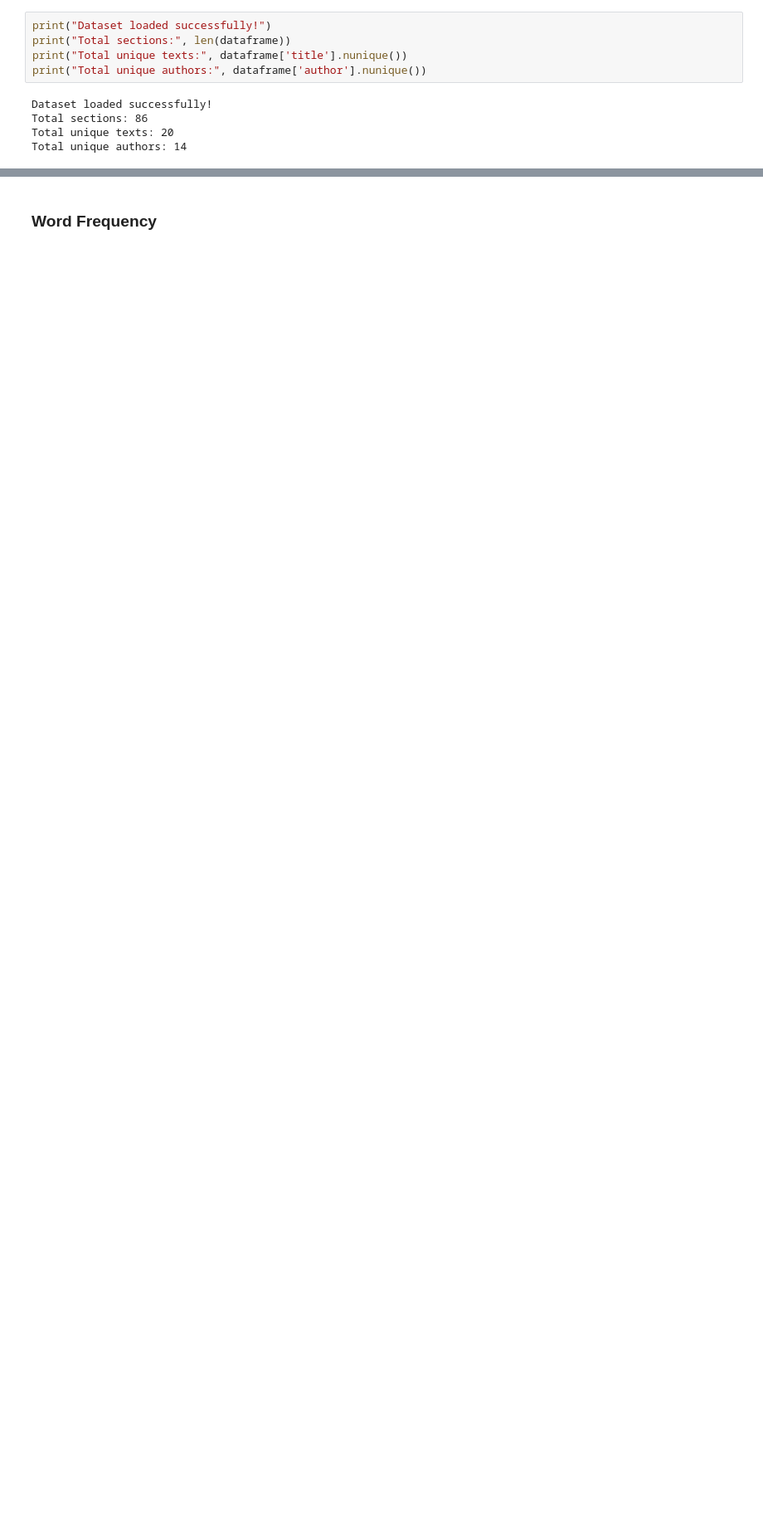
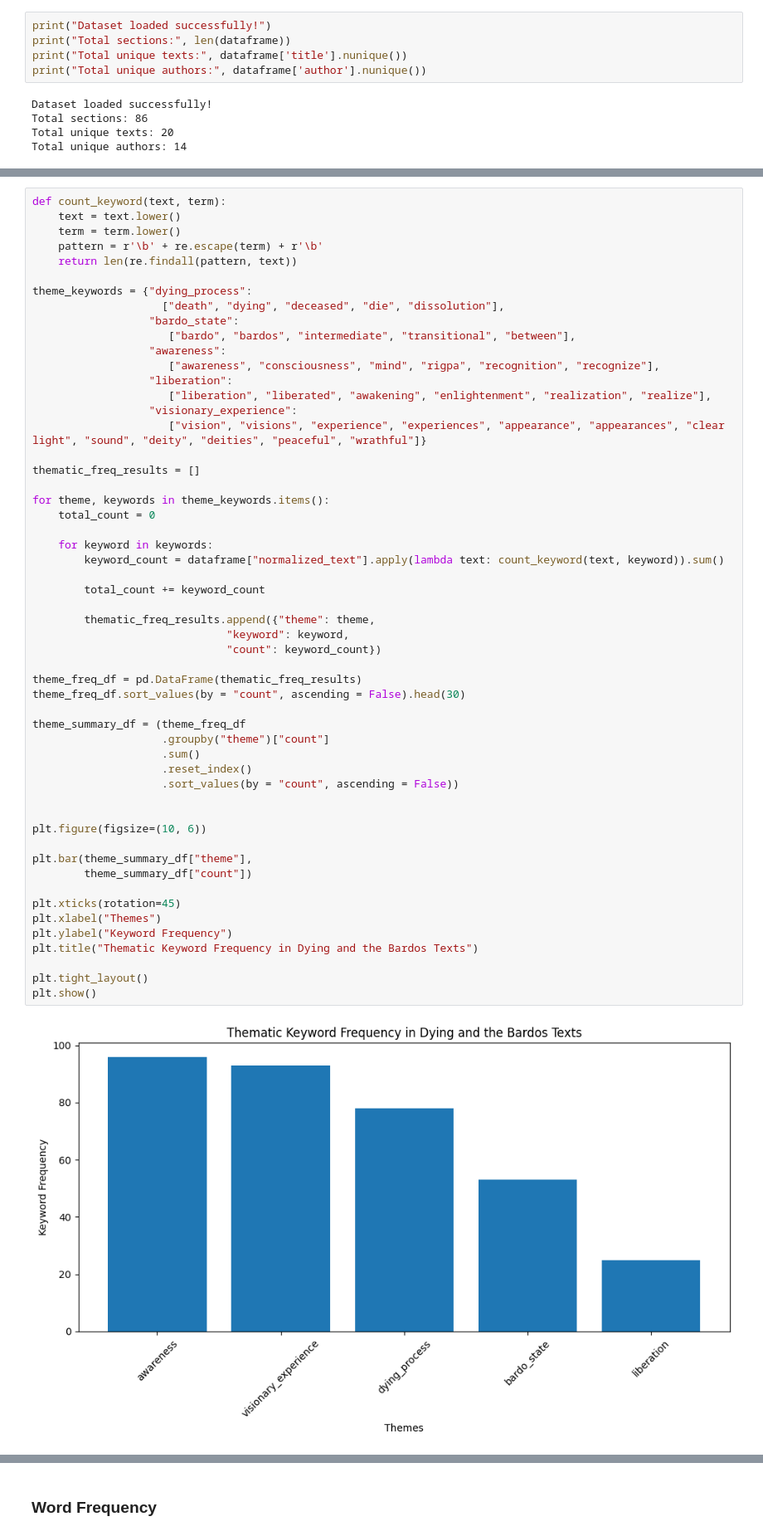
Before and after one commit to yeavnag/bardo_project, a Jupyter notebook: bardo_project.ipynb, the cells around one changed output, grey strips where cells are left out. Shown at 83% size. Saved outputs shown, nothing was run; the diff lists cells and outputs as text; blank space fills up the shorter version.

```diff
--- a/bardo_project.ipynb
+++ b/bardo_project.ipynb
@@ -57,0 +210,56 @@ Total unique authors: 14
+# %%
+def count_keyword(text, term):
+    text = text.lower()
+    term = term.lower()
+    pattern = r'\b' + re.escape(term) + r'\b'
+    return len(re.findall(pattern, text))
+
+theme_keywords = {"dying_process":
+                    ["death", "dying", "deceased", "die", "dissolution"],
+                  "bardo_state":
+                     ["bardo", "bardos", "intermediate", "transitional", "between"],
+                  "awareness":
+                     ["awareness", "consciousness", "mind", "rigpa", "recognition", "recognize"],
+                  "liberation":
+                     ["liberation", "liberated", "awakening", "enlightenment", "realization", "realize"],
+                  "visionary_experience":
+                     ["vision", "visions", "experience", "experiences", "appearance", "appearances", "clear light", "sound", "deity", "deities", "peaceful", "wrathful"]}
+
+thematic_freq_results = []
+
+for theme, keywords in theme_keywords.items():
+    total_count = 0
+
+    for keyword in keywords:
+        keyword_count = dataframe["normalized_text"].apply(lambda text: count_keyword(text, keyword)).sum()
+
+        total_count += keyword_count
+
+        thematic_freq_results.append({"theme": theme,
+                              "keyword": keyword,
+                              "count": keyword_count})
+
+theme_freq_df = pd.DataFrame(thematic_freq_results)
+theme_freq_df.sort_values(by = "count", ascending = False).head(30)
+
+theme_summary_df = (theme_freq_df
+                    .groupby("theme")["count"]
+                    .sum()
+                    .reset_index()
+                    .sort_values(by = "count", ascending = False))
+
+
+plt.figure(figsize=(10, 6))
+
+plt.bar(theme_summary_df["theme"],
+        theme_summary_df["count"])
+
+plt.xticks(rotation=45)
+plt.xlabel("Themes")
+plt.ylabel("Keyword Frequency")
+plt.title("Thematic Keyword Frequency in Dying and the Bardos Texts")
+
+plt.tight_layout()
+plt.show()
+# %% [output]
+[figure, added]
```
Also changed, not shown: parts of 59 cells of this notebook.
